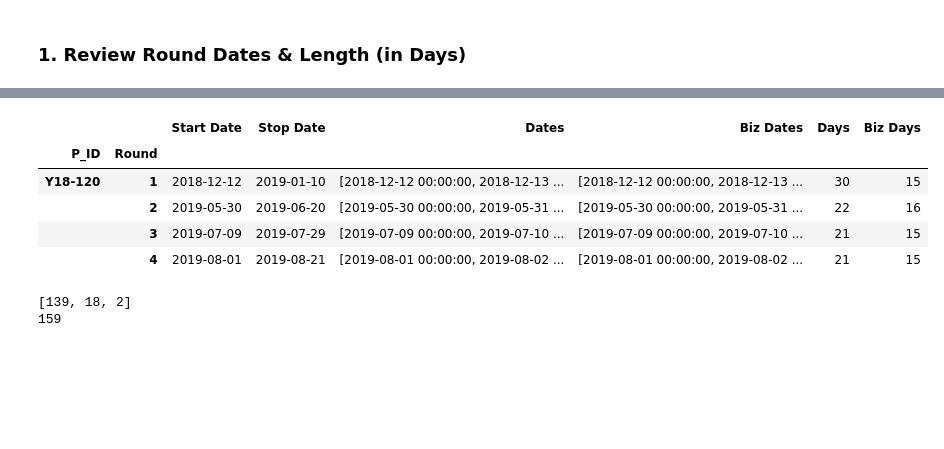
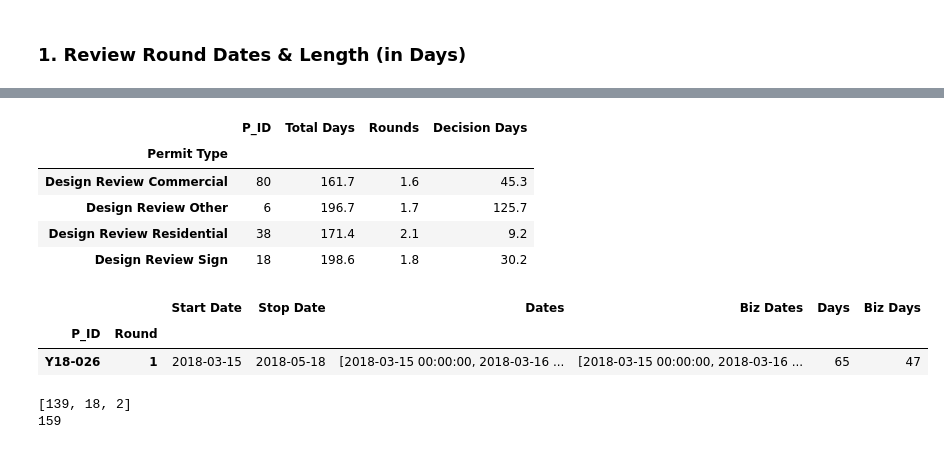
Before and after one commit to nelmsal/WC_Accela_Permit_Metrics, a Jupyter notebook: python/process_permit2.ipynb, the cells around one changed output, grey strips where cells are left out. Drawn from its saved outputs; the diff is of its cells as text; code cells hidden in the pictures; blank space fills up the shorter version.

```diff
--- a/python/process_permit2.ipynb
+++ b/python/process_permit2.ipynb
@@ -300,16 +385,36 @@ full_df \
+# %%
+drc_df = \
+    full_df \
+        .loc[full_df['Permit Type'].str.contains('Design Review')] \
+        .groupby('Permit Type') \
+        .agg({
+            'P_ID':'count',
+            'Total Days':'mean', 'Rounds':'mean', 'Decision Days':'mean'})
+
+
+# make a new row that is the difference of the other two rows
+#drc_df.loc['Difference'] = \
+#    drc_df.loc['No'] - drc_df.loc['Yes']
+
+drc_df \
+    .round(1)
+# %% [output]
+|  | P_ID | Total Days | Rounds | Decision Days |
+| Permit Type |  |  |  |  |
+| Design Review Commercial | 80 | 161.7 | 1.6 | 45.3 |
+| Design Review Other | 6 | 196.7 | 1.7 | 125.7 |
+| Design Review Residential | 38 | 171.4 | 2.1 | 9.2 |
+| Design Review Sign | 18 | 198.6 | 1.8 | 30.2 |
 # %%
 rev_round_dates = get_review_round_dates(prep_permit_df)
-focus_id = "Y18-120"
+focus_id = "Y18-026"
 tdf = rev_round_dates \
     .loc[rev_round_dates.index.get_level_values("P_ID")==focus_id]
 tdf
 # %% [output]
 |  |  | Start Date | Stop Date | Dates | Biz Dates | Days | Biz Days |
 | P_ID | Round |  |  |  |  |  |  |
-| Y18-120 | 1 | 2018-12-12 | 2019-01-10 | [2018-12-12 00:00:00, 2018-12-13 ... | [2018-12-12 00:00:00, 2018-12-13 ... | 30 | 15 |
-|  | 2 | 2019-05-30 | 2019-06-20 | [2019-05-30 00:00:00, 2019-05-31 ... | [2019-05-30 00:00:00, 2019-05-31 ... | 22 | 16 |
-|  | 3 | 2019-07-09 | 2019-07-29 | [2019-07-09 00:00:00, 2019-07-10 ... | [2019-07-09 00:00:00, 2019-07-10 ... | 21 | 15 |
-|  | 4 | 2019-08-01 | 2019-08-21 | [2019-08-01 00:00:00, 2019-08-02 ... | [2019-08-01 00:00:00, 2019-08-02 ... | 21 | 15 |
+| Y18-026 | 1 | 2018-03-15 | 2018-05-18 | [2018-03-15 00:00:00, 2018-03-16 ... | [2018-03-15 00:00:00, 2018-03-16 ... | 65 | 47 |
 # %%
 start = tdf['Start Date'].to_list()[1:]
 stop = tdf['Stop Date'].to_list()[:-1]
```
Also changed, not shown: parts of 4 cells of this notebook, 3 other files.
